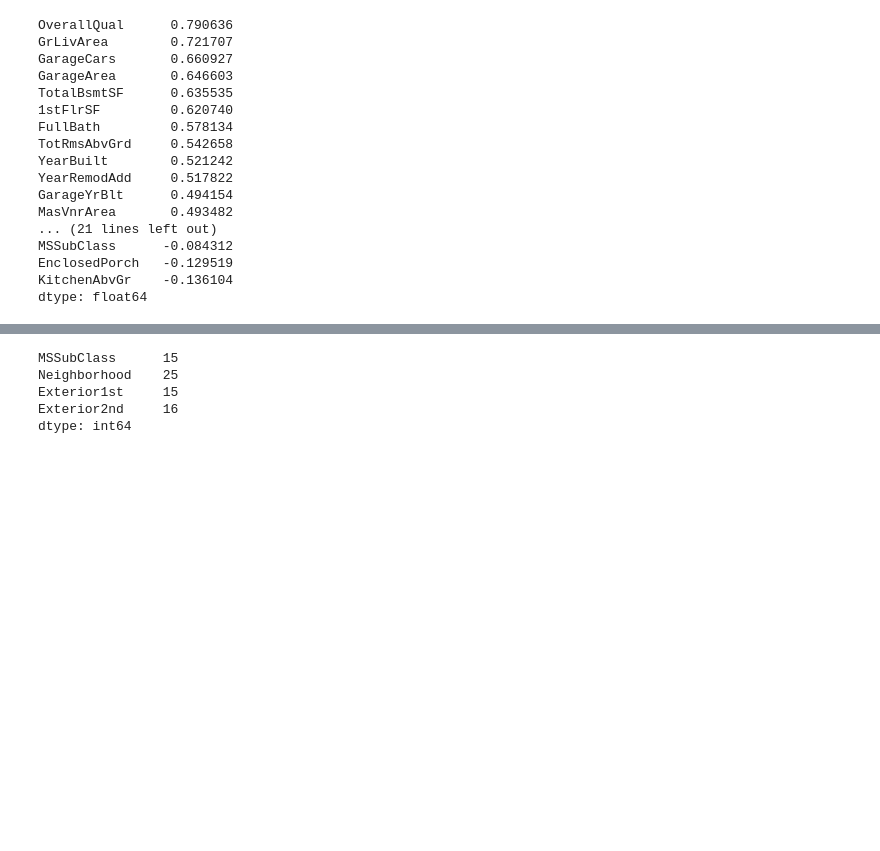
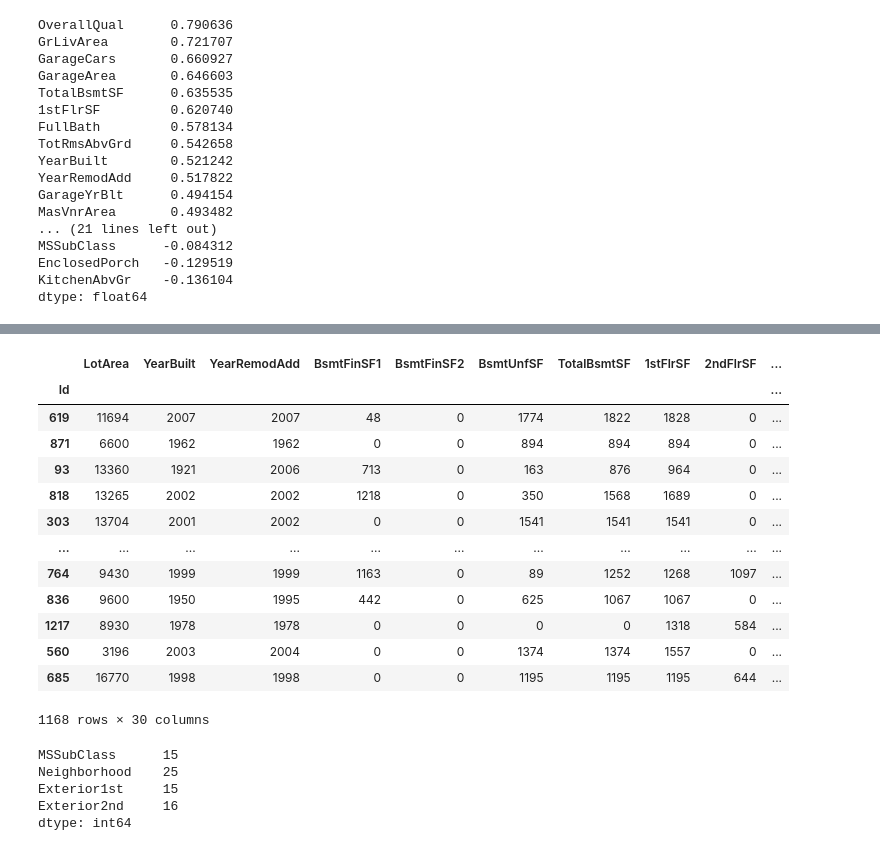
Before and after one commit to vitaminac/miniai, a Jupyter notebook: house-prices-regression-prediction.ipynb, the cells around one changed output, grey strips where cells are left out. Saved outputs shown, nothing was run; the diff lists cells and outputs as text; code cells hidden in the pictures; blank space fills up the shorter version.

```diff
--- a/house-prices-regression-prediction.ipynb
+++ b/house-prices-regression-prediction.ipynb
@@ -229,0 +297,17 @@ numerical_cols = continuous_cols + discrete_cols
+# %%
+X_train_df[discrete_cols]
+# %% [output]
+|  | LotArea | YearBuilt | YearRemodAdd | BsmtFinSF1 | BsmtFinSF2 | BsmtUnfSF | TotalBsmtSF | 1stFlrSF | 2ndFlrSF | ... |
+| Id |  |  |  |  |  |  |  |  |  | ... |
+| 619 | 11694 | 2007 | 2007 | 48 | 0 | 1774 | 1822 | 1828 | 0 | ... |
+| 871 | 6600 | 1962 | 1962 | 0 | 0 | 894 | 894 | 894 | 0 | ... |
+| 93 | 13360 | 1921 | 2006 | 713 | 0 | 163 | 876 | 964 | 0 | ... |
+| 818 | 13265 | 2002 | 2002 | 1218 | 0 | 350 | 1568 | 1689 | 0 | ... |
+| 303 | 13704 | 2001 | 2002 | 0 | 0 | 1541 | 1541 | 1541 | 0 | ... |
+| ... | ... | ... | ... | ... | ... | ... | ... | ... | ... | ... |
+| 764 | 9430 | 1999 | 1999 | 1163 | 0 | 89 | 1252 | 1268 | 1097 | ... |
+| 836 | 9600 | 1950 | 1995 | 442 | 0 | 625 | 1067 | 1067 | 0 | ... |
+| 1217 | 8930 | 1978 | 1978 | 0 | 0 | 0 | 0 | 1318 | 584 | ... |
+| 560 | 3196 | 2003 | 2004 | 0 | 0 | 1374 | 1374 | 1557 | 0 | ... |
+| 685 | 16770 | 1998 | 1998 | 0 | 0 | 1195 | 1195 | 1195 | 644 | ... |
+1168 rows × 30 columns
```
Also changed, not shown: parts of 11 cells of this notebook.
